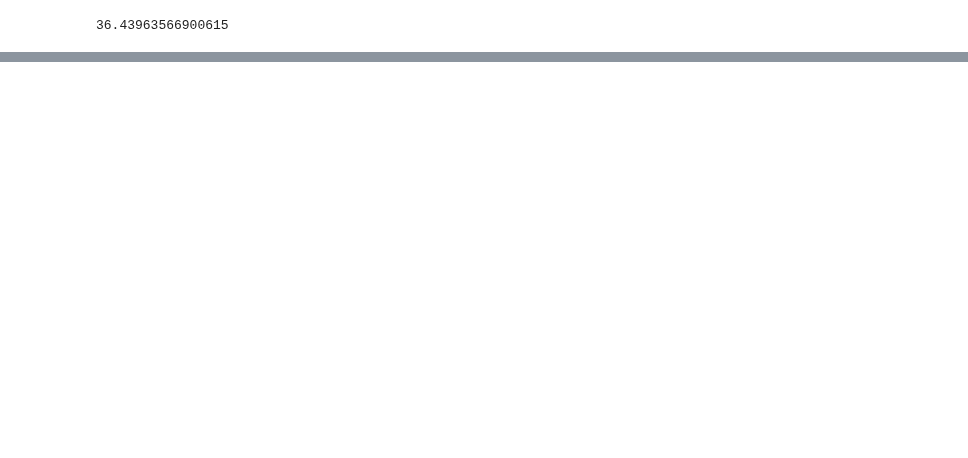
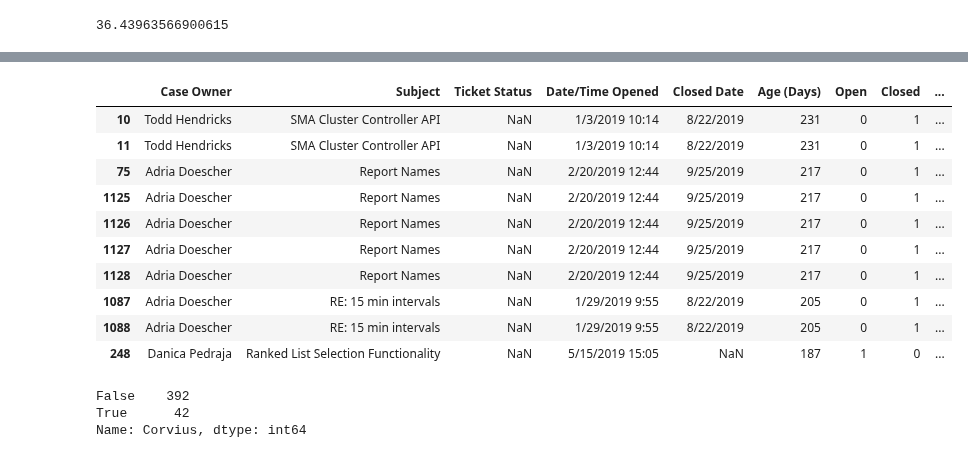
Before and after one commit to tahentx/pv_workbook, a Jupyter notebook: eda/2000_cases.ipynb, the cells around one changed output, grey strips where cells are left out. Cells and saved outputs as stored; diff of their text form; code cells hidden in the pictures; blank space fills up the shorter version.

```diff
--- a/eda/2000_cases.ipynb
+++ b/eda/2000_cases.ipynb
@@ -31,0 +52,14 @@ df['Age (Days)'].std()
+# %%
+df.nlargest(10,'Age')
+# %% [output]
+|  | Case Owner | Subject | Ticket Status | Date/Time Opened | Closed Date | Age (Days) | Open | Closed | ... |
+| 10 | Todd Hendricks | SMA Cluster Controller API | NaN | 1/3/2019 10:14 | 8/22/2019 | 231 | 0 | 1 | ... |
+| 11 | Todd Hendricks | SMA Cluster Controller API | NaN | 1/3/2019 10:14 | 8/22/2019 | 231 | 0 | 1 | ... |
+| 75 | Adria Doescher | Report Names | NaN | 2/20/2019 12:44 | 9/25/2019 | 217 | 0 | 1 | ... |
+| 1125 | Adria Doescher | Report Names | NaN | 2/20/2019 12:44 | 9/25/2019 | 217 | 0 | 1 | ... |
+| 1126 | Adria Doescher | Report Names | NaN | 2/20/2019 12:44 | 9/25/2019 | 217 | 0 | 1 | ... |
+| 1127 | Adria Doescher | Report Names | NaN | 2/20/2019 12:44 | 9/25/2019 | 217 | 0 | 1 | ... |
+| 1128 | Adria Doescher | Report Names | NaN | 2/20/2019 12:44 | 9/25/2019 | 217 | 0 | 1 | ... |
+| 1087 | Adria Doescher | RE: 15 min intervals | NaN | 1/29/2019 9:55 | 8/22/2019 | 205 | 0 | 1 | ... |
+| 1088 | Adria Doescher | RE: 15 min intervals | NaN | 1/29/2019 9:55 | 8/22/2019 | 205 | 0 | 1 | ... |
+| 248 | Danica Pedraja | Ranked List Selection Functionality | NaN | 5/15/2019 15:05 | NaN | 187 | 1 | 0 | ... |
@@ -31,0 +68,6 @@ df['Age (Days)'].std()
+# %%
+outliers['Corvius'].value_counts()
+# %% [output]
+False    392
+True      42
+Name: Corvius, dtype: int64
```
Also changed, not shown: parts of 12 cells of this notebook.
